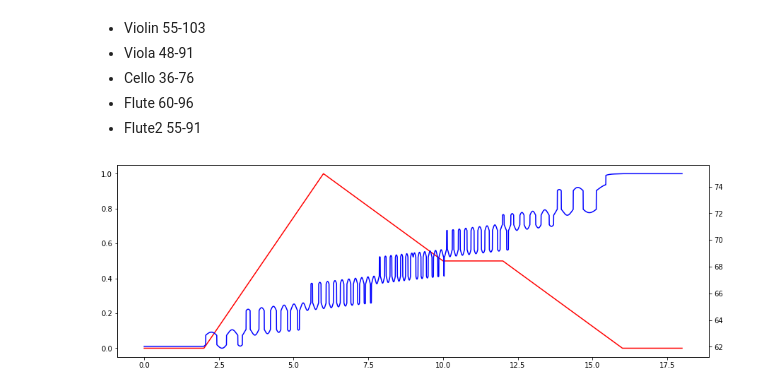
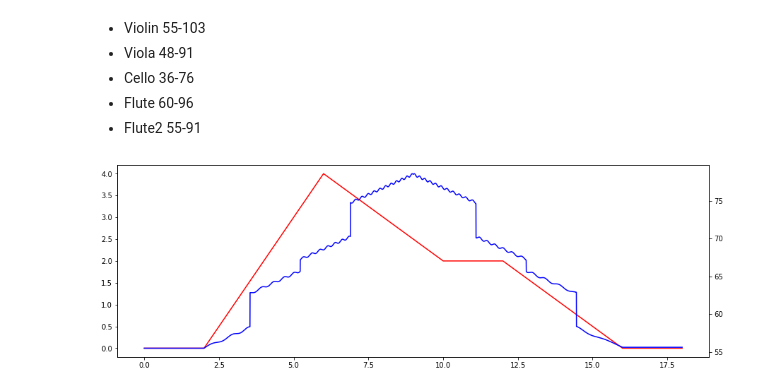
Before and after one commit to kureta/film, a Jupyter notebook: film.ipynb, the cells around one changed output. Drawn from its saved outputs; the diff is of its cells as text; code cells hidden in the pictures.

```diff
--- a/film.ipynb
+++ b/film.ipynb
@@ -48,6 +46,21 @@ def pad(xs, duration):
     end = constant(duration, xs[-1])
 
     return np.concatenate([start, xs, end])
+# %%
+def scale_from_intervals(intervals):
+    steps = cycle(intervals)
+    scale = [0]
+
+    while scale[-1] < 120:
+        scale.append(scale[-1] + next(steps))
+
+    return np.array(scale, dtype='int')
+# %%
+def harmonics_to_cents(harmonics):
+    ratios = [b / a for a, b in zip(harmonics[:-1], harmonics[1:])]
+    cents = [np.log2(x)*12 for x in ratios]
+
+    return cents
 # %% [markdown]
 - Violin 55-103
 - Viola 48-91
@@ -57,24 +70,34 @@ def pad(xs, duration):
 # %%
 duration = 14
 padding = constant(2, 1)
 phi = (np.sqrt(5) + 1) / 2
 
 # loudness = triangle(duration, 2, 0.25)
 # loudness += line_segment(duration, 0, 2)
 loudness = adsr(4, 4, 2, 4, 1, 0.5)
-loudness = np.concatenate([padding * 0, loudness, padding * 0])
+loudness = np.concatenate([padding * 0, loudness, padding * 0]) * 4
 
-pitch = line_segment(duration, 62, 74)
-# pitch = sinusoid(duration, 0.05, 72, 12)
+# pitch = line_segment(duration, 55, 80)
+# pitch = sweeping_sinusoid(duration, 0.05, 2, 55, np.linspace(8, 0, int(duration*SECOND)), -0.25)
+pitch= triangle(duration, 1/duration, 0.5, lowest=55, highest=80)
+
+# intervals = [3, 7, 4, 8, 5, 9]
+# scale = scale_from_intervals(intervals)
+harmonics = [5, 10, 15, 20, 25]
+intervals = harmonics_to_cents(harmonics)
+scale= scale_from_intervals(intervals)
+scale = (scale - 55) % 120
+pitch = autotune_explicit(pitch, 0.5, scale)
+
 modulation = np.concatenate([
-    sweeping_sinusoid(duration / 2, 1, 6, 0.1),
-    sweeping_sinusoid(duration / 2, 6, 0.1, 0.1)
+    sweeping_sinusoid(duration / 2, 1, 6, 0, 0.15),
+    sweeping_sinusoid(duration / 2, 6, 0.1, 0, 0.15)
 ])
 pitch += modulation
-pitch = autotune(pitch, 0.7, 'melodic_minor')
+
 pitch = np.concatenate([padding * pitch[0], pitch, padding * pitch[-1]])
 
 show(pitch, loudness)
 # %% [output]
-[figure, old version]
+[figure, new version]
 # %%
```
Also changed, not shown: parts of 13 cells of this notebook, 3 other files.
